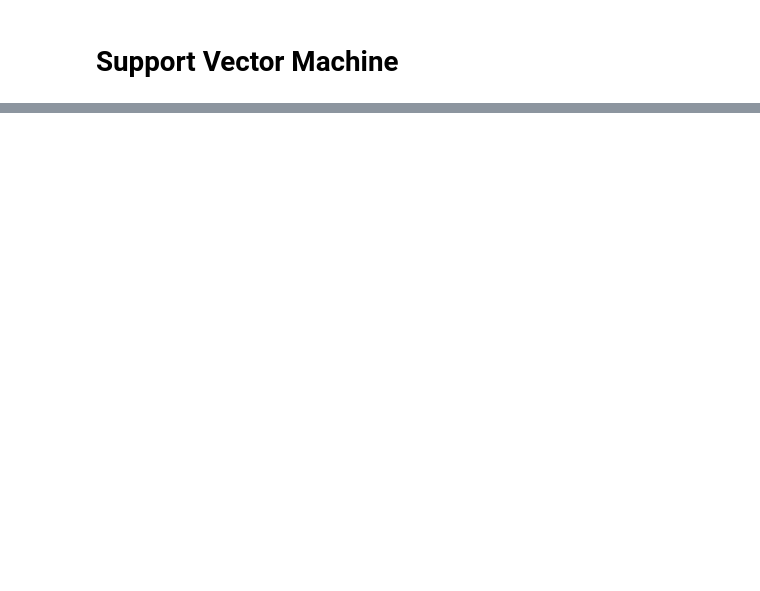
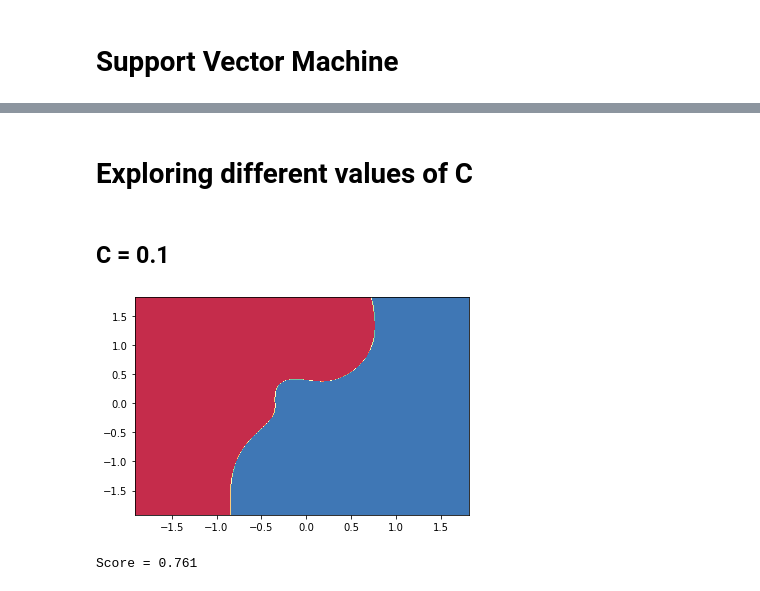
Before and after one commit to ito-rafael/IA006C-MachineLearning, a Jupyter notebook: efc3/notebooks/SVM.ipynb, the cells around one changed output, grey strips where cells are left out. Drawn from its saved outputs; the diff is of its cells as text; code cells hidden in the pictures; blank space fills up the shorter version.

```diff
--- a/efc3/notebooks/SVM.ipynb
+++ b/efc3/notebooks/SVM.ipynb
@@ -179,0 +271,20 @@ number of support vector = 285
+# %% [markdown]
+# Exploring different values of C
+# %% [markdown]
+## C = 0.1
+# %%
+# adjust parameters
+parameters = rbf_svc.get_params()
+parameters['C'] = 0.1
+svm = SVC(**parameters)
+#----------------------------
+# fit model
+svm.fit(training_X, training_y)
+plot_decision_regions(X, svm)
+plt.savefig(path + 'decision_region_C_0d1.png', dpi=300)
+# %% [output]
+[figure, added]
+# %%
+print('Score =', svm.score(Xt, yt))
+# %% [output]
+Score = 0.761
```
Also changed, not shown: parts of 52 cells of this notebook, 10 other files.
